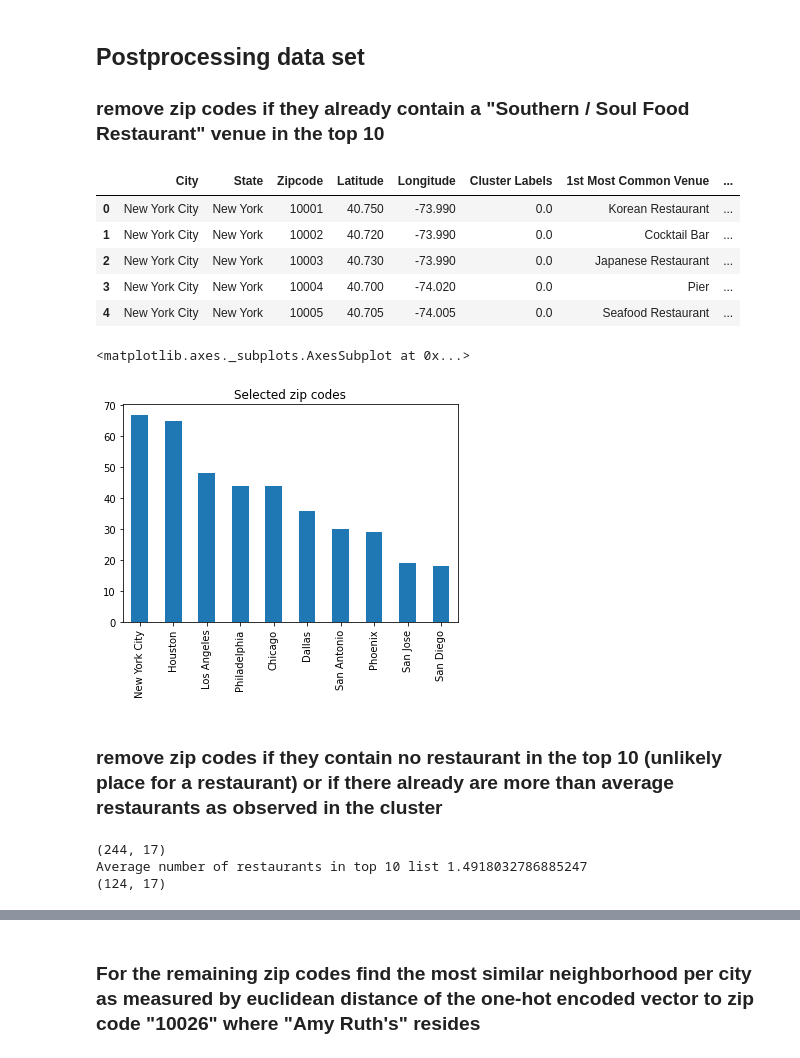
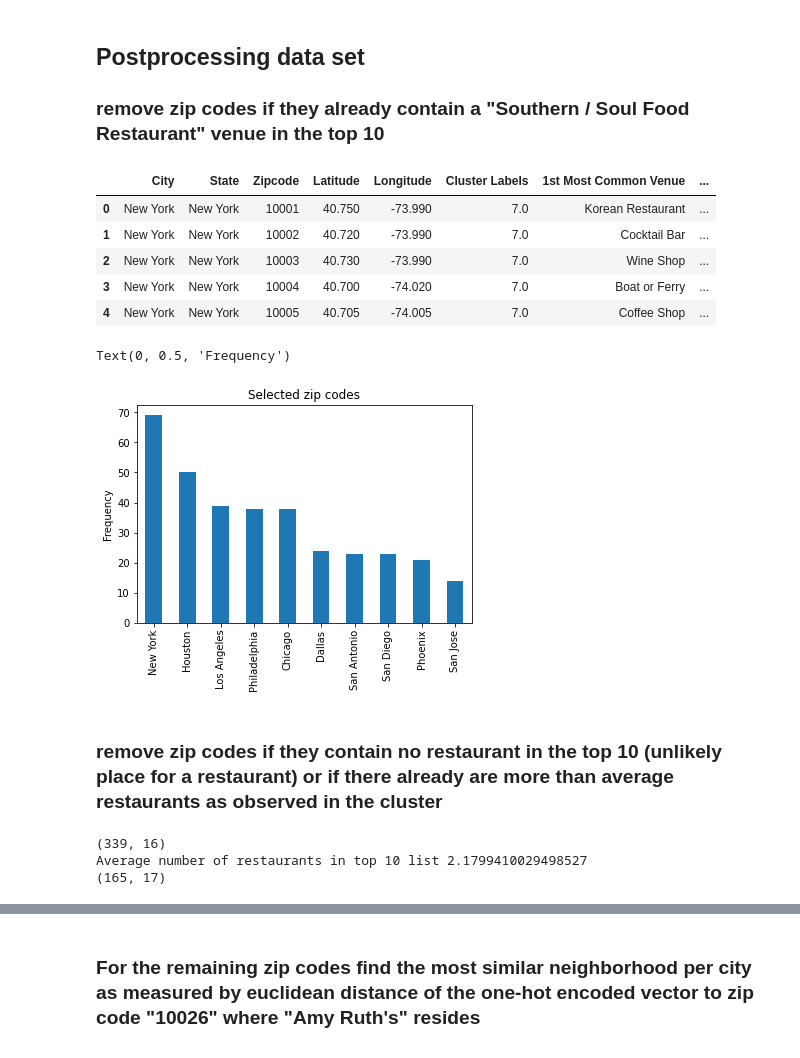
Before and after one commit to ztk007/Coursera_Capstone, a Jupyter notebook: Applied Data Science Capstone Week 4 and 5.ipynb, the cells around one changed output, grey strips where cells are left out. Cells and saved outputs as stored; diff of their text form; code cells hidden in the pictures.

```diff
--- a/Applied Data Science Capstone Week 4 and 5.ipynb
+++ b/Applied Data Science Capstone Week 4 and 5.ipynb
@@ -286,7 +314,7 @@ print (df.shape)
 (572, 5)
 # %%
 
-df_venues = getNearbyVenues(df["Zipcode"],df["Latitude"] , df["Longitude"], radius=500)
+df_venues = getNearbyVenues(df["Zipcode"],df["Latitude"] , df["Longitude"], radius=1000) ## original radius=500
 df_venues.head()
 # %% [output]
 |  | Zipcode | Zipcode Latitude | Zipcode Longitude | Venue | Venue Latitude | Venue Longitude | ... |
@@ -500,20 +546,22 @@ cluster["City"].value_counts().plot(kind='bar')
 cluster.head()
 # %% [output]
 |  | City | State | Zipcode | Latitude | Longitude | Cluster Labels | 1st Most Common Venue | ... |
-| 0 | New York City | New York | 10001 | 40.750 | -73.990 | 0.0 | Korean Restaurant | ... |
-| 1 | New York City | New York | 10002 | 40.720 | -73.990 | 0.0 | Cocktail Bar | ... |
-| 2 | New York City | New York | 10003 | 40.730 | -73.990 | 0.0 | Japanese Restaurant | ... |
-| 3 | New York City | New York | 10004 | 40.700 | -74.020 | 0.0 | Pier | ... |
-| 4 | New York City | New York | 10005 | 40.705 | -74.005 | 0.0 | Seafood Restaurant | ... |
+| 0 | New York | New York | 10001 | 40.750 | -73.990 | 7.0 | Korean Restaurant | ... |
+| 1 | New York | New York | 10002 | 40.720 | -73.990 | 7.0 | Cocktail Bar | ... |
+| 2 | New York | New York | 10003 | 40.730 | -73.990 | 7.0 | Wine Shop | ... |
+| 3 | New York | New York | 10004 | 40.700 | -74.020 | 7.0 | Boat or Ferry | ... |
+| 4 | New York | New York | 10005 | 40.705 | -74.005 | 7.0 | Coffee Shop | ... |
 # %%
 
 cols = [x for x in cluster.columns if "Venue" in x]
 
 cluster_reduced = cluster [ (cluster[cols]!="Southern / Soul Food Restaurant").any(axis="columns") ]
-cluster_reduced["City"].value_counts().plot(kind='bar', title="Selected zip codes")
+ax = cluster_reduced["City"].value_counts().plot(kind='bar', title="Selected zip codes")
+
+ax.set_ylabel("Frequency")
 # %% [output]
-<matplotlib.axes._subplots.AxesSubplot at 0x...>
+Text(0, 0.5, 'Frequency')
-[figure, old version]
+[figure, new version]
 # %% [markdown]
 ### remove zip codes if they contain no restaurant in the top 10 (unlikely place for a restaurant) or if there already are more than average restaurants as observed in the cluster
 # %%
@@ -546,6 +594,6 @@ cluster_reduced = cluster_reduced[ cluster_reduced["num_restaurants"]<avg_restau
 
 print ( cluster_reduced.shape )
 # %% [output]
-(244, 17)
-Average number of restaurants in top 10 list 1.4918032786885247
-(124, 17)
+(339, 16)
+Average number of restaurants in top 10 list 2.1799410029498527
+(165, 17)
```
Also changed, not shown: parts of 23 cells of this notebook.
